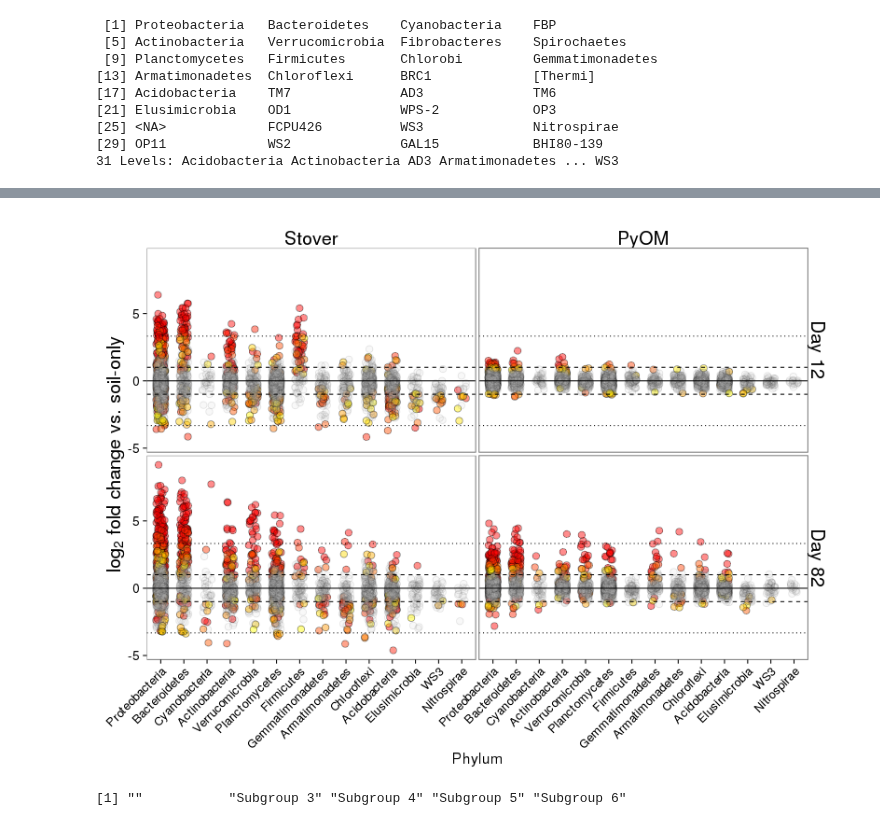
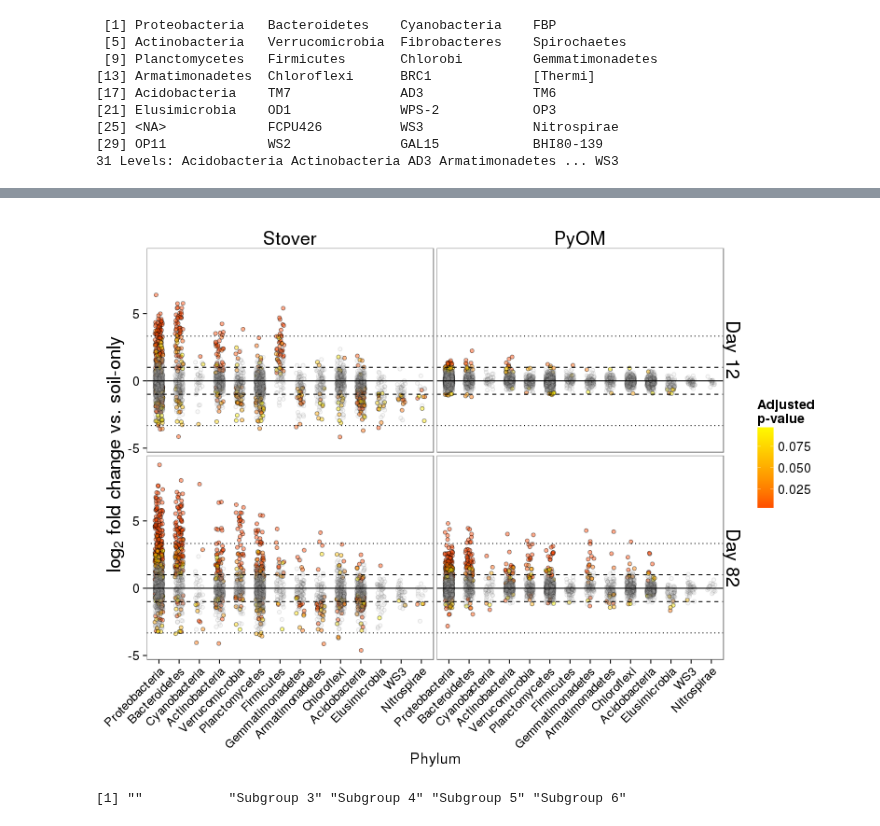
Before and after one commit to TheaWhitman/PyOM, a Jupyter notebook: manuscript_figures/Differential_Abundance_Table.ipynb, the cells around one changed output, grey strips where cells are left out. Saved outputs shown, nothing was run; the diff lists cells and outputs as text; code cells hidden in the pictures.

```diff
--- a/manuscript_figures/Differential_Abundance_Table.ipynb
+++ b/manuscript_figures/Differential_Abundance_Table.ipynb
@@ -268,7 +269,7 @@ p = ggplot(d, aes(x = Phylum, y = l2FC, fill = pfilter, alpha = Palpha))
 p = p + facet_grid(~DayName~AmdmtName, scales="free_x")
 # saying we want it to present the data separately for our two variables (trtmt and month), in 2 columns
 
-p = p + geom_point(shape = 21, size = 3.5,  position = position_jitter(w = 0.20))
+p = p + geom_point(shape = 21, size = 2,  position = position_jitter(w = 0.20))
 # sets the points size and shape, and offsets them slightly (jitter) so they're not right on top of each other
 
 p = p + geom_hline(y = 1, linetype=2)
@@ -281,35 +282,35 @@ p = p + geom_hline(y = 0.0, linetype=1)
 p = p + theme_bw()
 # sets a theme
 
 p = p + theme(strip.text.x = element_text(size = 20),
               strip.text.y = element_text(size = 20),
               axis.text.x = element_text(size = 13, angle = 45, hjust = 1, vjust = 1),
               axis.title.x = element_text(size = 16),
               axis.text.y = element_text(size=14),
               axis.title.y = element_text(size = 20),
-              legend.title = element_text(size=20),
+              legend.title = element_text(size=14),
               legend.text = element_text(size = 14),
               #legend.position = "none",
               strip.background = element_blank())
 # sets a bunch of visual paramters for the legend (none) and other text
 
 p = p + labs(x = "Phylum")
 # sets the label for the x axis. I think they didn't get the different colours.
 
 p = p + labs(y = expression(paste("", log[2]," fold change vs. soil-only",sep="")))
 # sets the label for the y axes.
 
-p = p + scale_fill_gradient(low = "red", high = "yellow", na.value = "grey", guide = "none")
+p = p + scale_fill_gradient(low = "orangered", high = "yellow", na.value = "grey", guide=guide_colourbar(title='Adjusted\np-value'))
 p = p + scale_alpha_continuous(range = c(0.1, 0.45), guide = "none")
 
 p = p + theme(panel.grid.major = element_blank(), panel.grid.minor = element_blank())
 # Gets rid of the default gridlines
 
 
 # Would be cool to colour this by relative abundance in soil to begin with.. what drives patterns more?
 
 p
 # %% [output]
-[figure, old version]
+[figure, new version]
 # %%
 %%R
```
Also changed, not shown: parts of 36 cells of this notebook, 43 other files.
